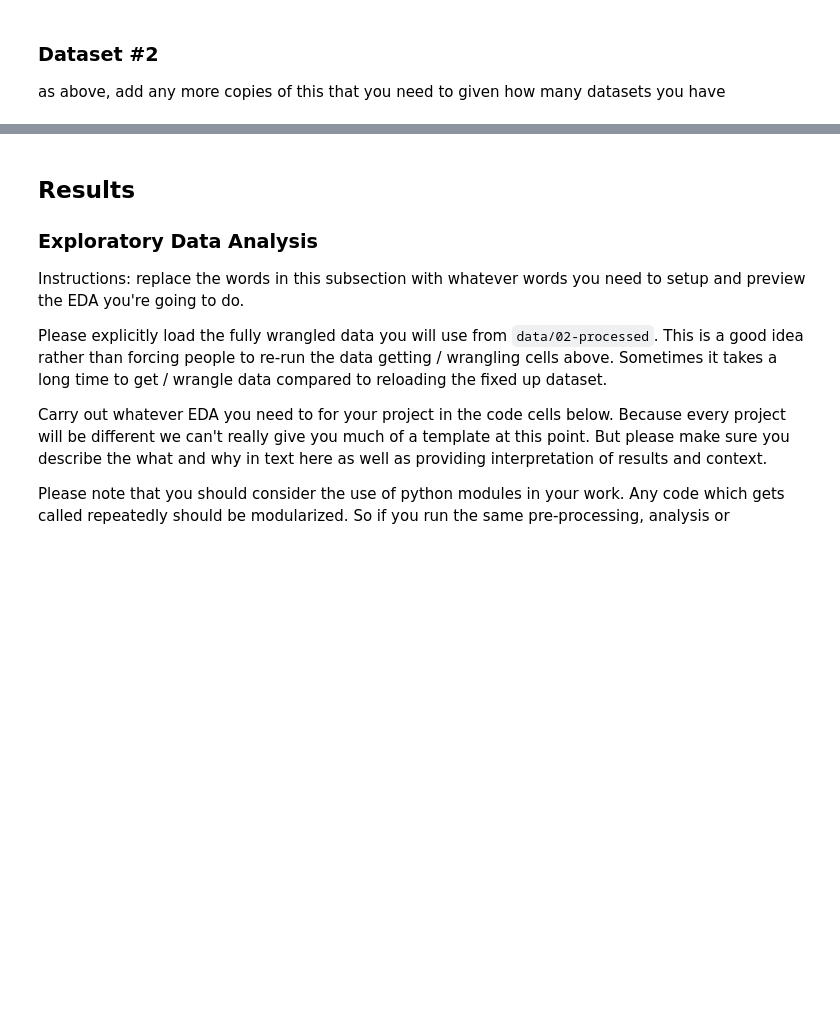
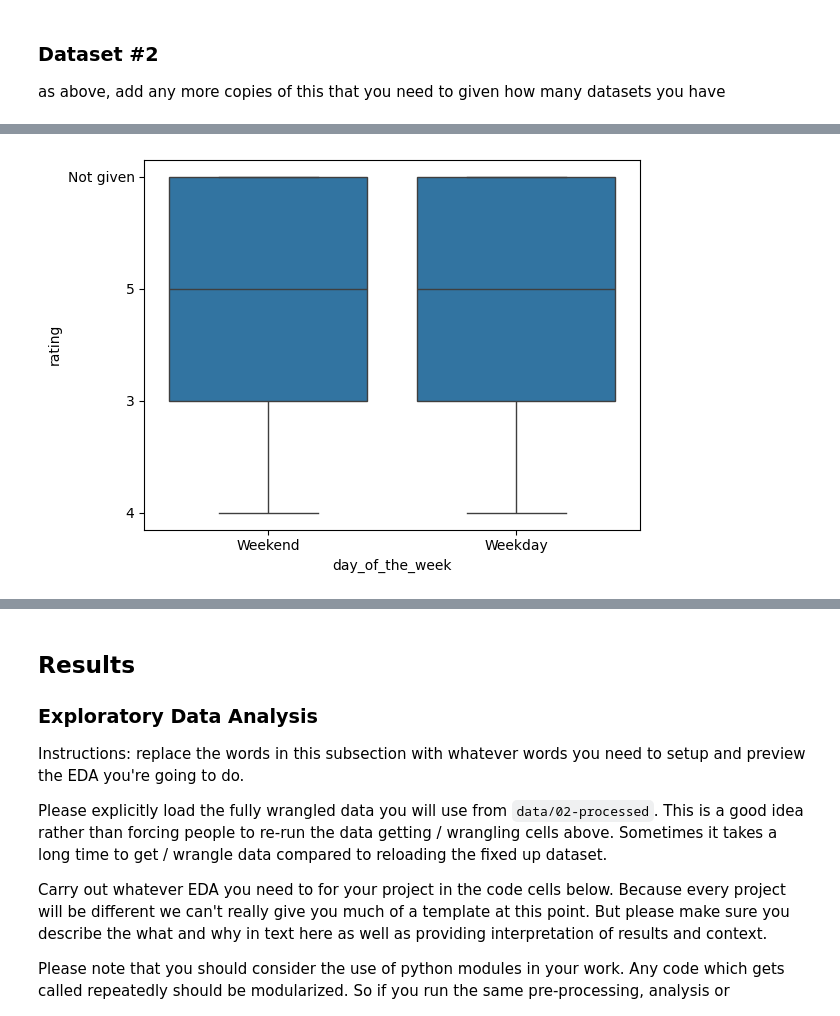
Before and after one commit to COGS108/Group111_WI26, a Jupyter notebook: 02-EDACheckpoint.ipynb, the cells around one changed output, grey strips where cells are left out. Drawn from its saved outputs; the diff is of its cells as text; code cells hidden in the pictures; blank space fills up the shorter version.

```diff
--- a/02-EDACheckpoint.ipynb
+++ b/02-EDACheckpoint.ipynb
@@ -114,0 +134,5 @@ food_orders['customer_id'].unique().shape
+# %%
+sns.boxplot(data = food_orders, x = "day_of_the_week", y = "rating")
+plt.show()
+# %% [output]
+[figure, added]
```
Also changed, not shown: parts of 16 cells of this notebook.
